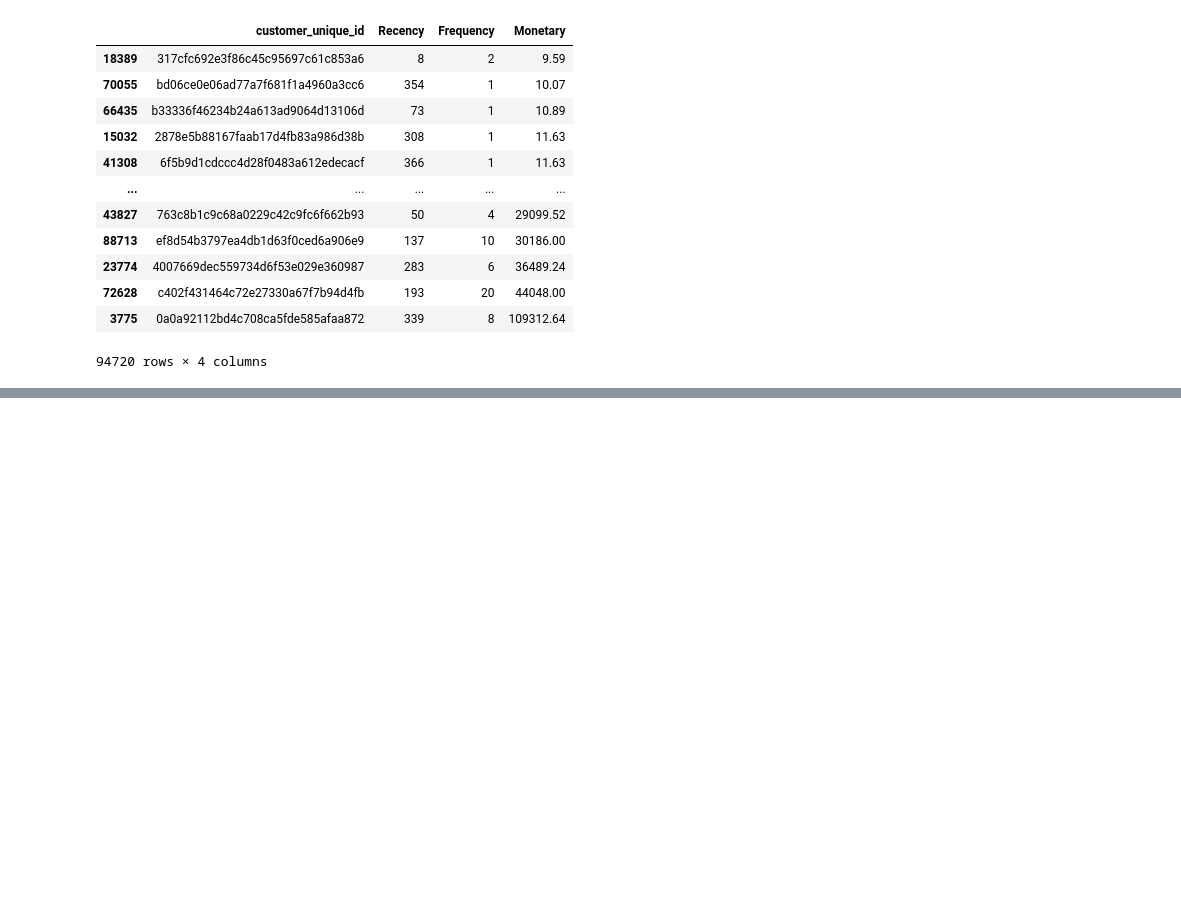
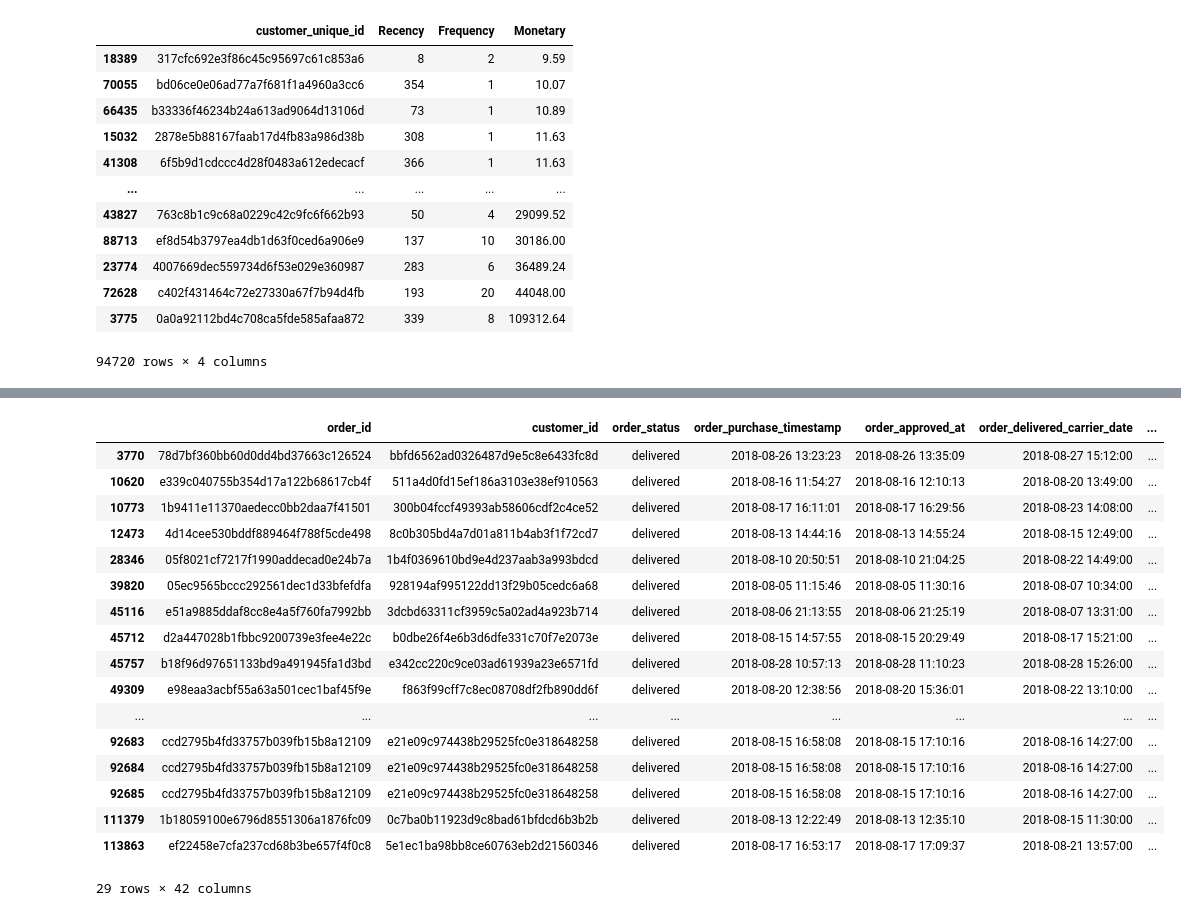
Before and after one commit to Aucorre/projet_filrouge_M1, a Jupyter notebook: segmentation.ipynb, the cells around one changed output, grey strips where cells are left out. Cells and saved outputs as stored; diff of their text form; code cells hidden in the pictures; blank space fills up the shorter version.

Commit message:
segmentation

```diff
--- a/segmentation.ipynb
+++ b/segmentation.ipynb
@@ -82,3 +82,23 @@ rfm.sort_values("Monetary")
 | 72628 | c402f431464c72e27330a67f7b94d4fb | 193 | 20 | 44048.00 |
 | 3775 | 0a0a92112bd4c708ca5fde585afaa872 | 339 | 8 | 109312.64 |
 94720 rows × 4 columns
+# %%
+rfm["RecencyScore"] = pd.qcut(rfm['Recency'], 4, ['1', '2', '3', '4'])
+rfm["FrequencyScore"] = pd.qcut(rfm['Frequency'].rank(method="first"), 4, ['4', '3', '2', '1'])
+rfm["MonetaryScore"] = pd.qcut(rfm['Monetary'], 4, ['4', '3', '2', '1'])
+
+
+
+rfm["RFM"] = rfm["RecencyScore"].astype(str) + rfm["FrequencyScore"].astype(str) + rfm["MonetaryScore"].astype(str)
+
+rfm["RFM_SCORE"] = rfm["RecencyScore"].astype(int) + rfm["FrequencyScore"].astype(int) + rfm["MonetaryScore"].astype(int)
+
+rfm["Segment"] = pd.qcut(
+    rfm["RFM_SCORE"],
+    q=[0, 0.04, 0.25, 0.5, 0.75, 1],
+    labels=["VIP", "TBC", "BC", "CC", "Other"],
+    duplicates="drop"
+)
+
+segment_distribution = rfm["Segment"].value_counts()
+print(segment_distribution)
@@ -84,0 +113,2 @@ rfm.sort_values("Monetary")
+# %%
+df["Customer Segment"] = df["customer_unique_id"].map(rfm.set_index("customer_unique_id")["Segment"])
@@ -84,0 +125,9 @@ rfm.sort_values("Monetary")
+# %%
+df['customer_mean_review_score'] = df['customer_unique_id'].map(df.groupby('customer_unique_id')['review_score'].mean())
+# %%
+# Repérer les clients VIP qui ont récemment passer une commande et qui sont moins contents que d'habitude à 1 mois de la date max du dataset
+
+
+df["Unhappy"] = (df["Customer Segment"] == "VIP") & (df["order_purchase_timestamp"] > current_date - dt.timedelta(days=30)) & (df["review_score"] < df ["customer_mean_review_score"])
+
+df.head()
@@ -84,0 +142,21 @@ rfm.sort_values("Monetary")
+# %%
+df[df["Unhappy"]==True]
+# %% [output]
+|  | order_id | customer_id | order_status | order_purchase_timestamp | order_approved_at | order_delivered_carrier_date | ... |
+| 3770 | 78d7bf360bb60d0dd4bd37663c126524 | bbfd6562ad0326487d9e5c8e6433fc8d | delivered | 2018-08-26 13:23:23 | 2018-08-26 13:35:09 | 2018-08-27 15:12:00 | ... |
+| 10620 | e339c040755b354d17a122b68617cb4f | 511a4d0fd15ef186a3103e38ef910563 | delivered | 2018-08-16 11:54:27 | 2018-08-16 12:10:13 | 2018-08-20 13:49:00 | ... |
+| 10773 | 1b9411e11370aedecc0bb2daa7f41501 | 300b04fccf49393ab58606cdf2c4ce52 | delivered | 2018-08-17 16:11:01 | 2018-08-17 16:29:56 | 2018-08-23 14:08:00 | ... |
+| 12473 | 4d14cee530bddf889464f788f5cde498 | 8c0b305bd4a7d01a811b4ab3f1f72cd7 | delivered | 2018-08-13 14:44:16 | 2018-08-13 14:55:24 | 2018-08-15 12:49:00 | ... |
+| 28346 | 05f8021cf7217f1990addecad0e24b7a | 1b4f0369610bd9e4d237aab3a993bdcd | delivered | 2018-08-10 20:50:51 | 2018-08-10 21:04:25 | 2018-08-22 14:49:00 | ... |
+| 39820 | 05ec9565bccc292561dec1d33bfefdfa | 928194af995122dd13f29b05cedc6a68 | delivered | 2018-08-05 11:15:46 | 2018-08-05 11:30:16 | 2018-08-07 10:34:00 | ... |
+| 45116 | e51a9885ddaf8cc8e4a5f760fa7992bb | 3dcbd63311cf3959c5a02ad4a923b714 | delivered | 2018-08-06 21:13:55 | 2018-08-06 21:25:19 | 2018-08-07 13:31:00 | ... |
+| 45712 | d2a447028b1fbbc9200739e3fee4e22c | b0dbe26f4e6b3d6dfe331c70f7e2073e | delivered | 2018-08-15 14:57:55 | 2018-08-15 20:29:49 | 2018-08-17 15:21:00 | ... |
+| 45757 | b18f96d97651133bd9a491945fa1d3bd | e342cc220c9ce03ad61939a23e6571fd | delivered | 2018-08-28 10:57:13 | 2018-08-28 11:10:23 | 2018-08-28 15:26:00 | ... |
+| 49309 | e98eaa3acbf55a63a501cec1baf45f9e | f863f99cff7c8ec08708df2fb890dd6f | delivered | 2018-08-20 12:38:56 | 2018-08-20 15:36:01 | 2018-08-22 13:10:00 | ... |
+| ... | ... | ... | ... | ... | ... | ... | ... |
+| 92683 | ccd2795b4fd33757b039fb15b8a12109 | e21e09c974438b29525fc0e318648258 | delivered | 2018-08-15 16:58:08 | 2018-08-15 17:10:16 | 2018-08-16 14:27:00 | ... |
+| 92684 | ccd2795b4fd33757b039fb15b8a12109 | e21e09c974438b29525fc0e318648258 | delivered | 2018-08-15 16:58:08 | 2018-08-15 17:10:16 | 2018-08-16 14:27:00 | ... |
+| 92685 | ccd2795b4fd33757b039fb15b8a12109 | e21e09c974438b29525fc0e318648258 | delivered | 2018-08-15 16:58:08 | 2018-08-15 17:10:16 | 2018-08-16 14:27:00 | ... |
+| 111379 | 1b18059100e6796d8551306a1876fc09 | 0c7ba0b11923d9c8bad61bfdcd6b3b2b | delivered | 2018-08-13 12:22:49 | 2018-08-13 12:35:10 | 2018-08-15 11:30:00 | ... |
+| 113863 | ef22458e7cfa237cd68b3be657f4f0c8 | 5e1ec1ba98bb8ce60763eb2d21560346 | delivered | 2018-08-17 16:53:17 | 2018-08-17 17:09:37 | 2018-08-21 13:57:00 | ... |
+29 rows × 42 columns
```
Also changed, not shown: parts of 6 cells of this notebook, 1 other file.
